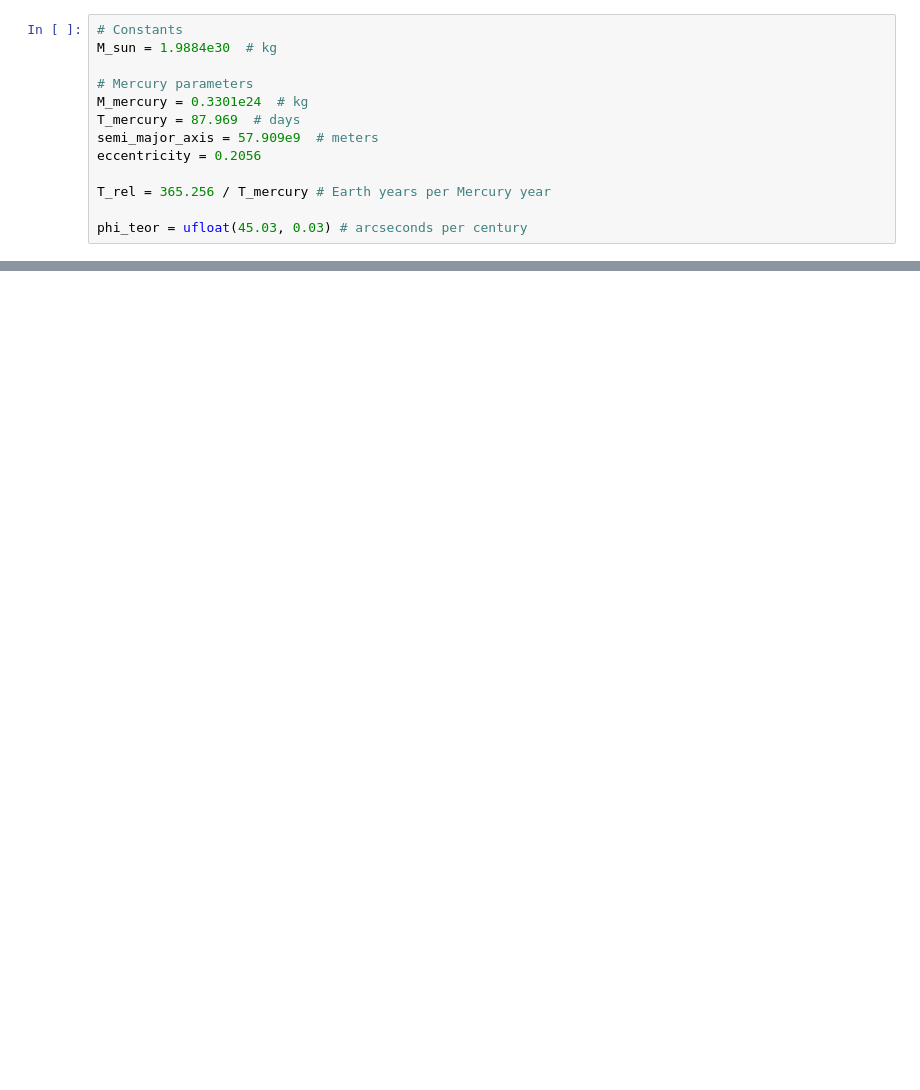
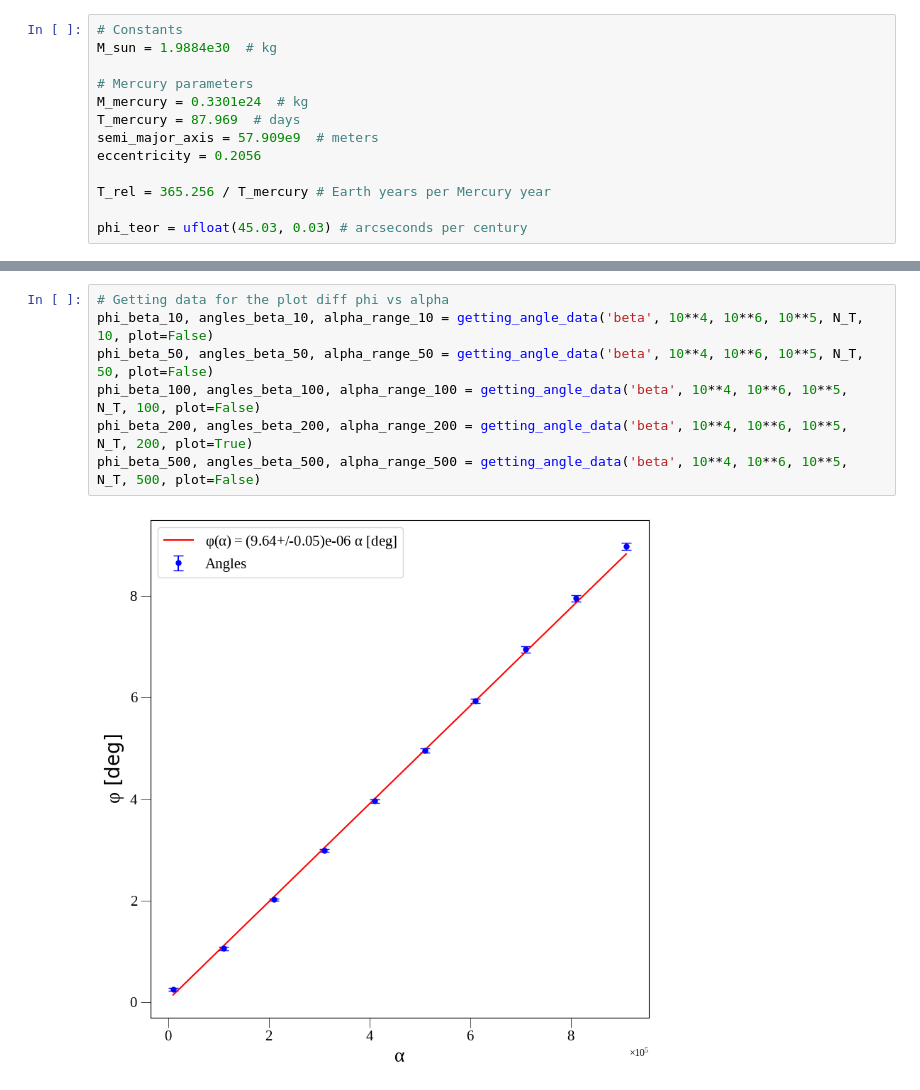
Before and after one commit to PoruchikRzhevsky/mercury_perihelion_precession, a Jupyter notebook: precession.ipynb, the cells around one changed output, grey strips where cells are left out. Drawn from its saved outputs; the diff is of its cells as text; blank space fills up the shorter version.

```diff
--- a/precession.ipynb
+++ b/precession.ipynb
@@ -307,0 +351,9 @@ plt.show()
+# %%
+# Getting data for the plot diff phi vs alpha
+phi_beta_10, angles_beta_10, alpha_range_10 = getting_angle_data('beta', 10**4, 10**6, 10**5, N_T, 10, plot=False)
+phi_beta_50, angles_beta_50, alpha_range_50 = getting_angle_data('beta', 10**4, 10**6, 10**5, N_T, 50, plot=False)
+phi_beta_100, angles_beta_100, alpha_range_100 = getting_angle_data('beta', 10**4, 10**6, 10**5, N_T, 100, plot=False)
+phi_beta_200, angles_beta_200, alpha_range_200 = getting_angle_data('beta', 10**4, 10**6, 10**5, N_T, 200, plot=True)
+phi_beta_500, angles_beta_500, alpha_range_500 = getting_angle_data('beta', 10**4, 10**6, 10**5, N_T, 500, plot=False)
+# %% [output]
+[figure, added]
```
Also changed, not shown: parts of 16 cells of this notebook, 11 other files.
